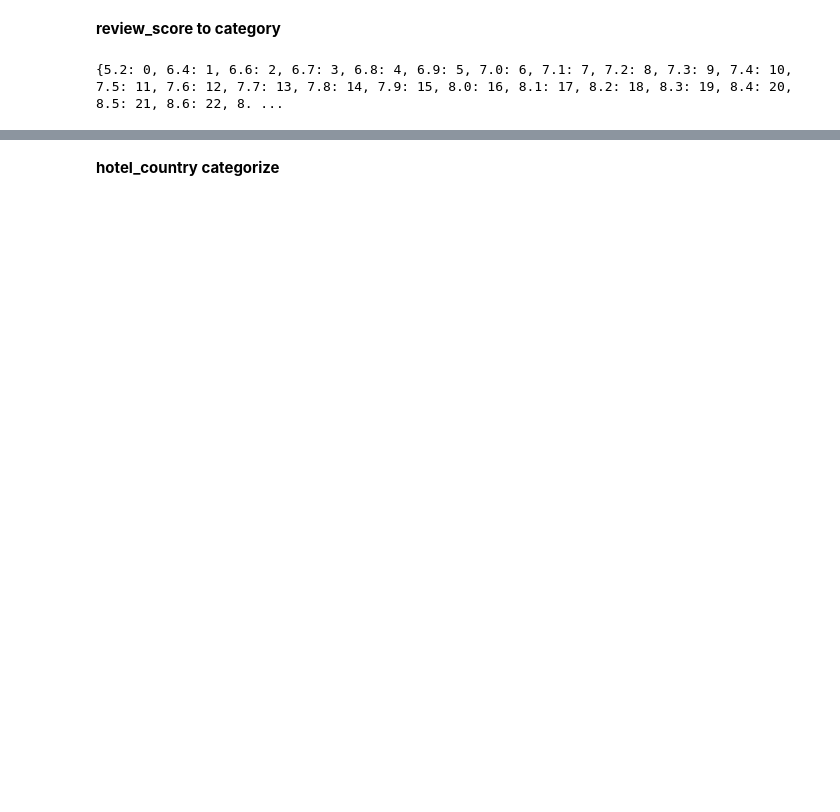
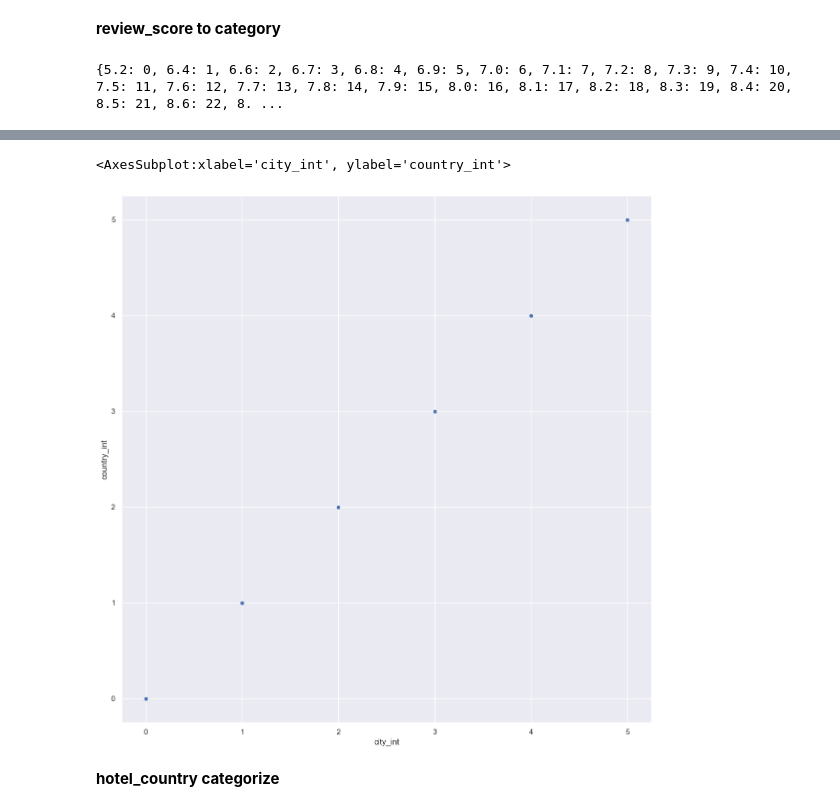
Before and after one commit to madskillskill/sf_data_science, a Jupyter notebook: PROJECT-3/P3.ipynb, the cells around one changed output, grey strips where cells are left out. Cells and saved outputs as stored; diff of their text form; code cells hidden in the pictures; blank space fills up the shorter version.

```diff
--- a/PROJECT-3/P3.ipynb
+++ b/PROJECT-3/P3.ipynb
@@ -71,6 +190,26 @@ display(hotels[['hotel_country', 'reviewer_nationality', 'is_homeland']].head(3)
 | 0 | United Kingdom | United Kingdom | True |
 | 1 | United Kingdom | United Kingdom | True |
 | 2 | France | China | False |
+# %%
+hotels['city'], hotels['country'] =\
+    hotels['city'].astype('category'),\
+        hotels['country'].astype('category')
+
+city_dict = {'London':0, 'Barcelona':1, 'Paris':2,
+    'Amsterdam':3, 'Vienna':4, 'Milan':5}
+country_dict = {'United Kingdom':0, 'Spain':1, 'France':2,
+                'Netherland':3, 'Austria':4,'Italy':5}
+
+hotels['city'] = hotels['city'].cat.rename_categories(city_dict)
+hotels['country'] = hotels['city'].cat.rename_categories(city_dict)
+# %%
+hotels['city_int'] = hotels['city'].astype(int)
+hotels['country_int'] = hotels['city'].astype(int)
+# %%
+sns.scatterplot(data=hotels, x='city_int', y='country_int')
+# %% [output]
+<AxesSubplot:xlabel='city_int', ylabel='country_int'>
+[figure, added]
 # %% [markdown]
 **hotel_country categorize**
 # %%
```
Also changed, not shown: parts of 23 cells of this notebook, 3 other files.
